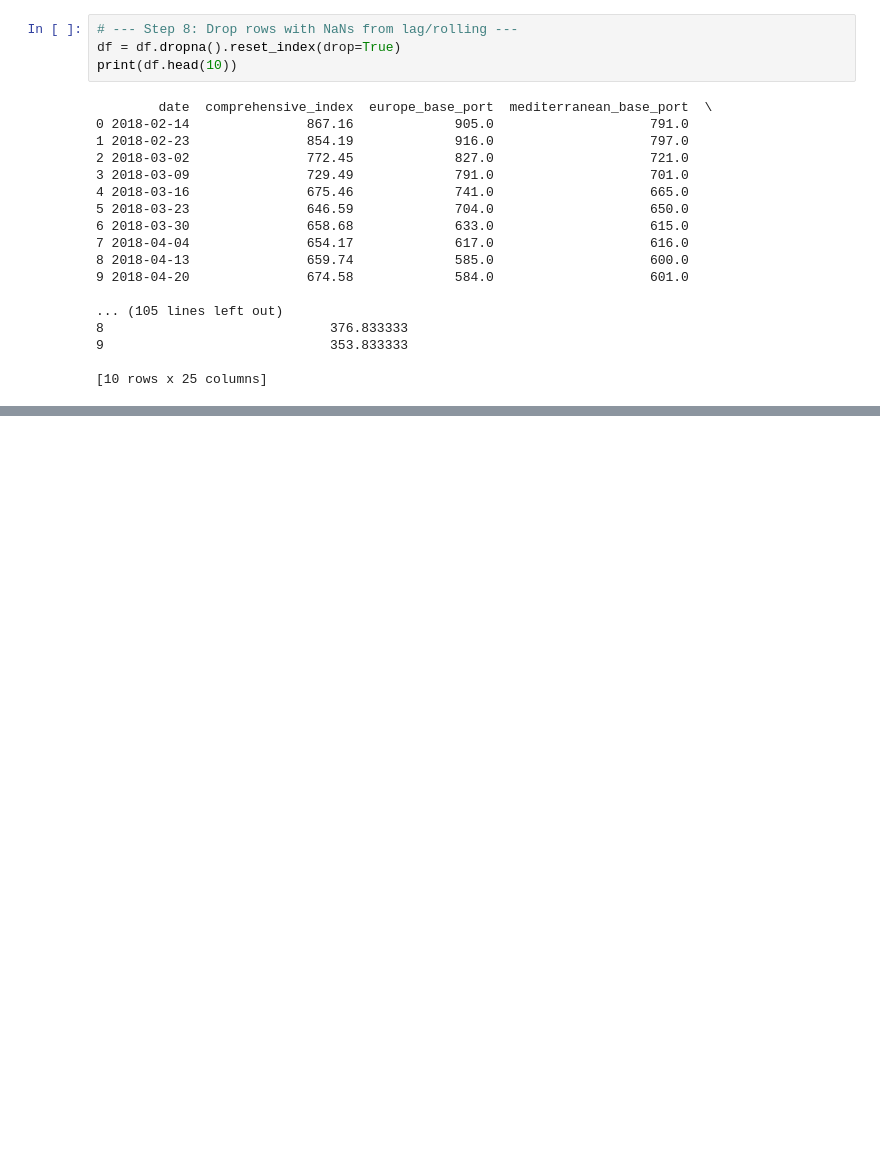
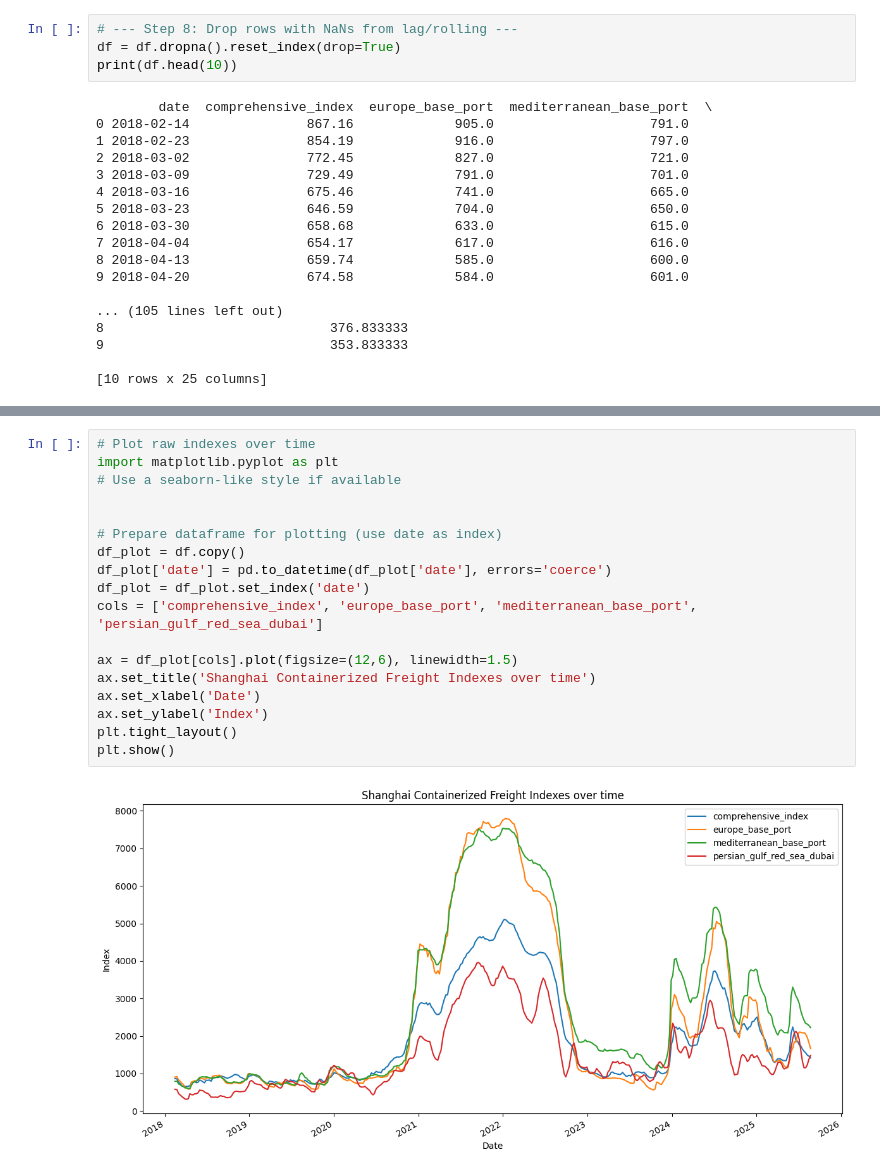
Before and after one commit to LarsWie15/Stunning-Bees, a Jupyter notebook: Freight Notebook.ipynb, the cells around one changed output, grey strips where cells are left out. Cells and saved outputs as stored; diff of their text form; blank space fills up the shorter version.

```diff
--- a/Freight Notebook.ipynb
+++ b/Freight Notebook.ipynb
@@ -103,0 +107,20 @@ print(df.head(10))
+# %%
+# Plot raw indexes over time
+import matplotlib.pyplot as plt
+# Use a seaborn-like style if available
+
+
+# Prepare dataframe for plotting (use date as index)
+df_plot = df.copy()
+df_plot['date'] = pd.to_datetime(df_plot['date'], errors='coerce')
+df_plot = df_plot.set_index('date')
+cols = ['comprehensive_index', 'europe_base_port', 'mediterranean_base_port', 'persian_gulf_red_sea_dubai']
+
+ax = df_plot[cols].plot(figsize=(12,6), linewidth=1.5)
+ax.set_title('Shanghai Containerized Freight Indexes over time')
+ax.set_xlabel('Date')
+ax.set_ylabel('Index')
+plt.tight_layout()
+plt.show()
+# %% [output]
+[figure, added]
```
Also changed, not shown: parts of 2 cells of this notebook.
